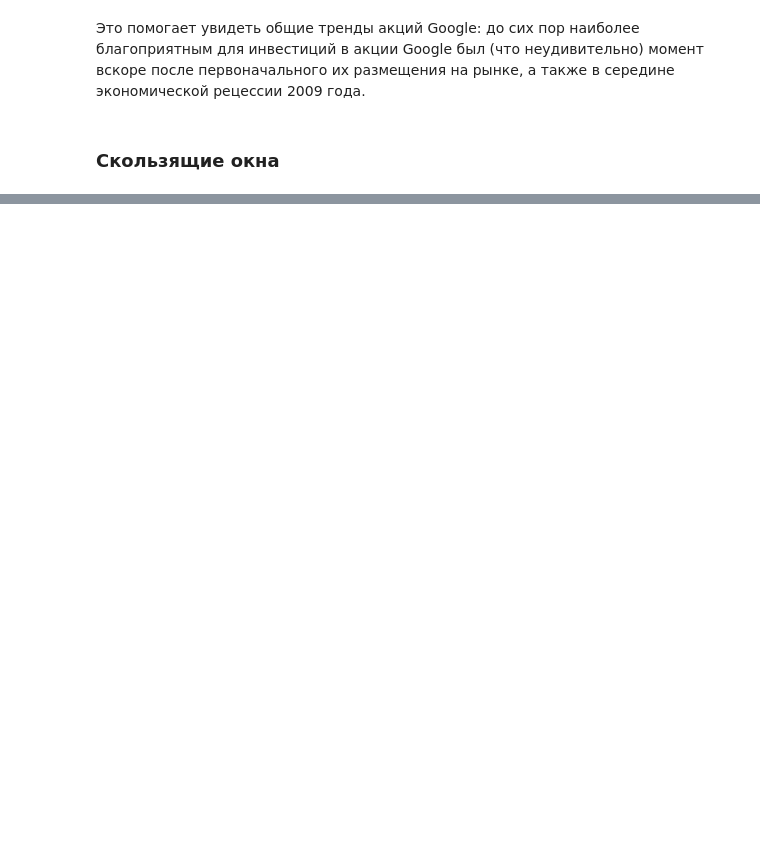
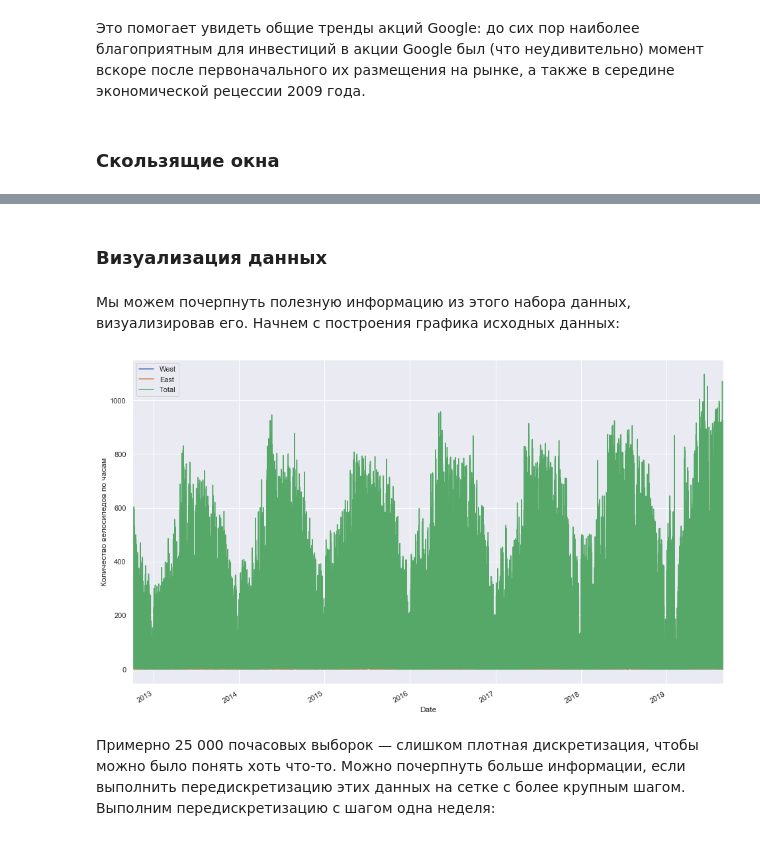
Before and after one commit to rusantsovsv/pandas_tr, a Jupyter notebook: 10.Pandas_date-time.ipynb, the cells around one changed output, grey strips where cells are left out. Cells and saved outputs as stored; diff of their text form; code cells hidden in the pictures; blank space fills up the shorter version.

Commit message:
Add manual eval/query

```diff
--- a/10.Pandas_date-time.ipynb
+++ b/10.Pandas_date-time.ipynb
@@ -335,0 +374,3 @@ plt.ylabel('Прибыль от вложений');
+# %%
+data = pd.read_csv(r'CSV\Fremont_Bridge_Hourly_Bicycle_Counts_by_Month_October_2012_to_present.csv', index_col='Date', parse_dates=True)
+data.head()
@@ -335,0 +387,3 @@ plt.ylabel('Прибыль от вложений');
+# %%
+data.columns = ['West', 'East']
+data['Total'] = data.eval('West + East')
@@ -335,0 +402,11 @@ plt.ylabel('Прибыль от вложений');
+# %% [markdown]
+### Визуализация данных
+# %% [markdown]
+Мы можем почерпнуть полезную информацию из этого набора данных, визуализировав его. Начнем с построения графика исходных данных:
+# %%
+data.plot()
+plt.ylabel('Количество велосипедов по часам');
+# %% [output]
+[figure, added]
+# %% [markdown]
+Примерно 25 000 почасовых выборок — слишком плотная дискретизация, чтобы можно было понять хоть что-то. Можно почерпнуть больше информации, если выполнить передискретизацию этих данных на сетке с более крупным шагом. Выполним передискретизацию с шагом одна неделя:
```
Also changed, not shown: parts of 36 cells of this notebook, 3 other files.
